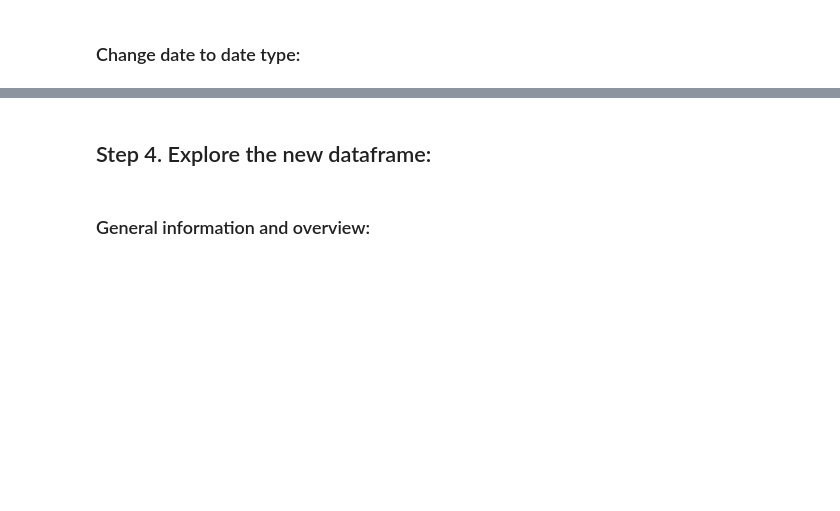
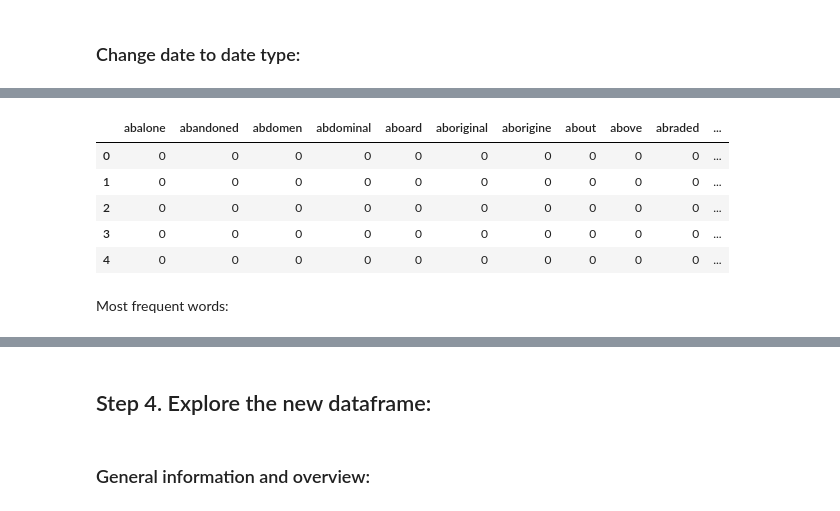
Before and after one commit to ta-datapt-bcn/project-pandas, a Jupyter notebook: data-wrangling.ipynb, the cells around one changed output, grey strips where cells are left out. Cells and saved outputs as stored; diff of their text form; code cells hidden in the pictures; blank space fills up the shorter version.

```diff
--- a/data-wrangling.ipynb
+++ b/data-wrangling.ipynb
@@ -577,0 +615,15 @@ data.head()
+# %%
+drop_cols = list(bow_df.columns[:110])
+# %%
+bow_df = bow_df.drop(drop_cols, axis =1)
+# %%
+bow_df.head()
+# %% [output]
+|  | abalone | abandoned | abdomen | abdominal | aboard | aboriginal | aborigine | about | above | abraded | ... |
+| 0 | 0 | 0 | 0 | 0 | 0 | 0 | 0 | 0 | 0 | 0 | ... |
+| 1 | 0 | 0 | 0 | 0 | 0 | 0 | 0 | 0 | 0 | 0 | ... |
+| 2 | 0 | 0 | 0 | 0 | 0 | 0 | 0 | 0 | 0 | 0 | ... |
+| 3 | 0 | 0 | 0 | 0 | 0 | 0 | 0 | 0 | 0 | 0 | ... |
+| 4 | 0 | 0 | 0 | 0 | 0 | 0 | 0 | 0 | 0 | 0 | ... |
+# %% [markdown]
+Most frequent words:
```
Also changed, not shown: parts of 39 cells of this notebook, 3 other files.
